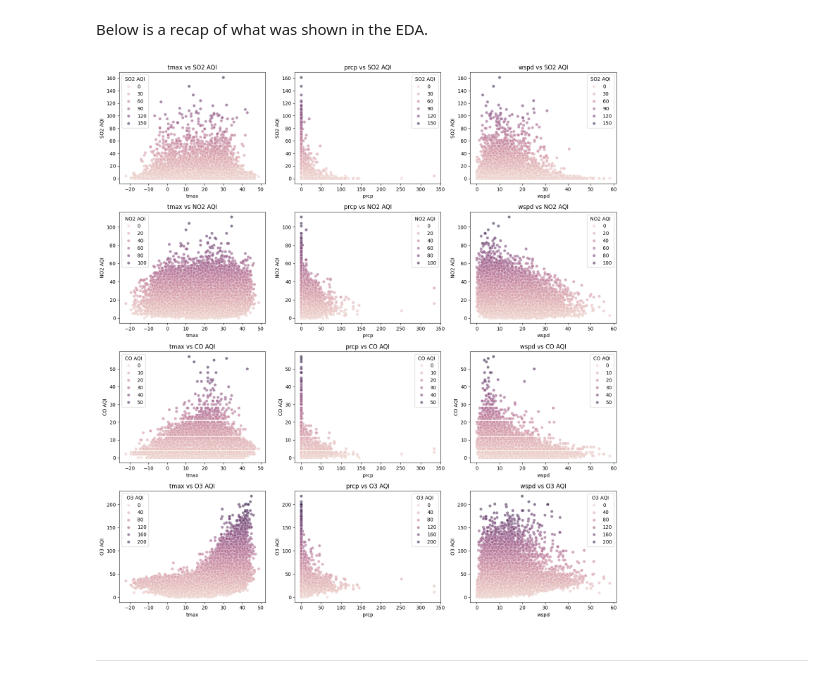
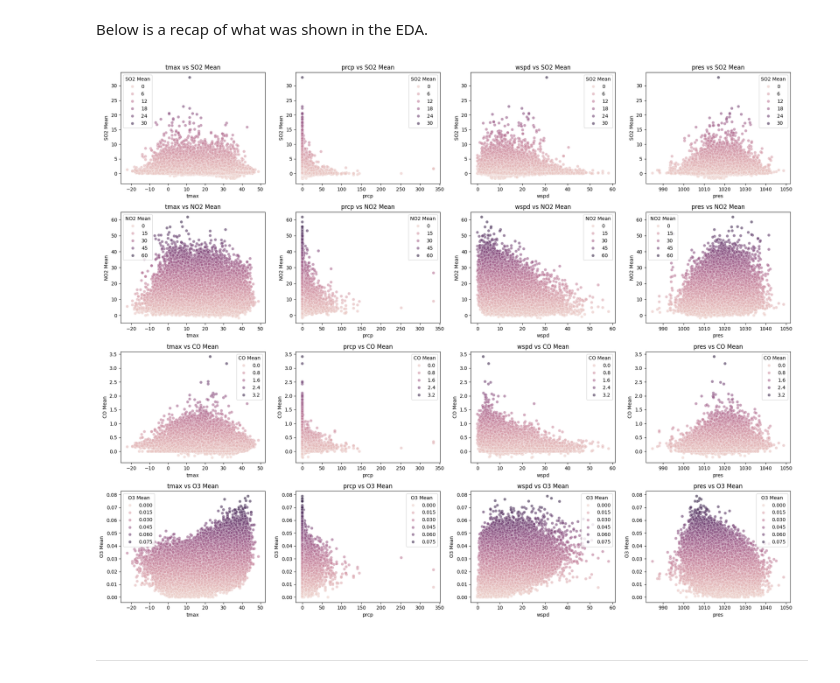
Before and after one commit to Sonya-J00/US_Air_Pollution_Team_2, a Jupyter notebook: jupyter_notebooks/Hypothesis2.ipynb, the cells around one changed output. Drawn from its saved outputs; the diff is of its cells as text; code cells hidden in the pictures.

```diff
--- a/jupyter_notebooks/Hypothesis2.ipynb
+++ b/jupyter_notebooks/Hypothesis2.ipynb
@@ -81,7 +81,5 @@ df.head()
 # %%
 df['Date Local'] = pd.to_datetime(df['Date Local'])
-# %%
-df['Population'] = df['Population'].str.replace(',', '').astype(int)
 # %% [markdown]
 ---
 # %% [markdown]
@@ -94,41 +92,41 @@ Therefore, I am going to bin each of the weather conditions into low, medium or
 Below is a recap of what was shown in the EDA.
 # %%
 # Define your x and y variable sets
-y_cols = ["SO2 AQI", "NO2 AQI", "CO AQI", "O3 AQI"]
-x_cols = ["tmax", "prcp", "wspd"]  # 3 x-variables per y
+y_cols = ["SO2 Mean", "NO2 Mean", "CO Mean", "O3 Mean"]
+x_cols = ["tmax", "prcp", "wspd", "pres"]  # 3 x-variables per y
 
 # Calculate total number of plots
 n = len(y_cols) * len(x_cols)
-ncols = 3  # since 3 x-variables per y
+ncols = 4  # since 3 x-variables per y
 nrows = len(y_cols)
 
 fig, axes = plt.subplots(nrows=nrows, ncols=ncols, figsize=(5 * ncols, 4 * nrows))
 axes = axes.flatten()
 
 idx = 0
 for y_col in y_cols:
     for x_col in x_cols:
         sns.scatterplot(
             x=x_col,
             y=y_col,
             data=df,
             hue=y_col,
             alpha=0.6,
             ax=axes[idx]
         )
         axes[idx].set_title(f"{x_col} vs {y_col}")
         axes[idx].set_xlabel(x_col)
         axes[idx].set_ylabel(y_col)
         idx += 1
 
 # Hide unused subplots if any
 for j in range(idx, len(axes)):
     fig.delaxes(axes[j])
 
 plt.tight_layout()
 plt.show()
 # %% [output]
-[figure, old version]
+[figure, new version]
 # %% [markdown]
 ---
 # %% [markdown]
```
Also changed, not shown: parts of 12 cells of this notebook, 2 other files.
